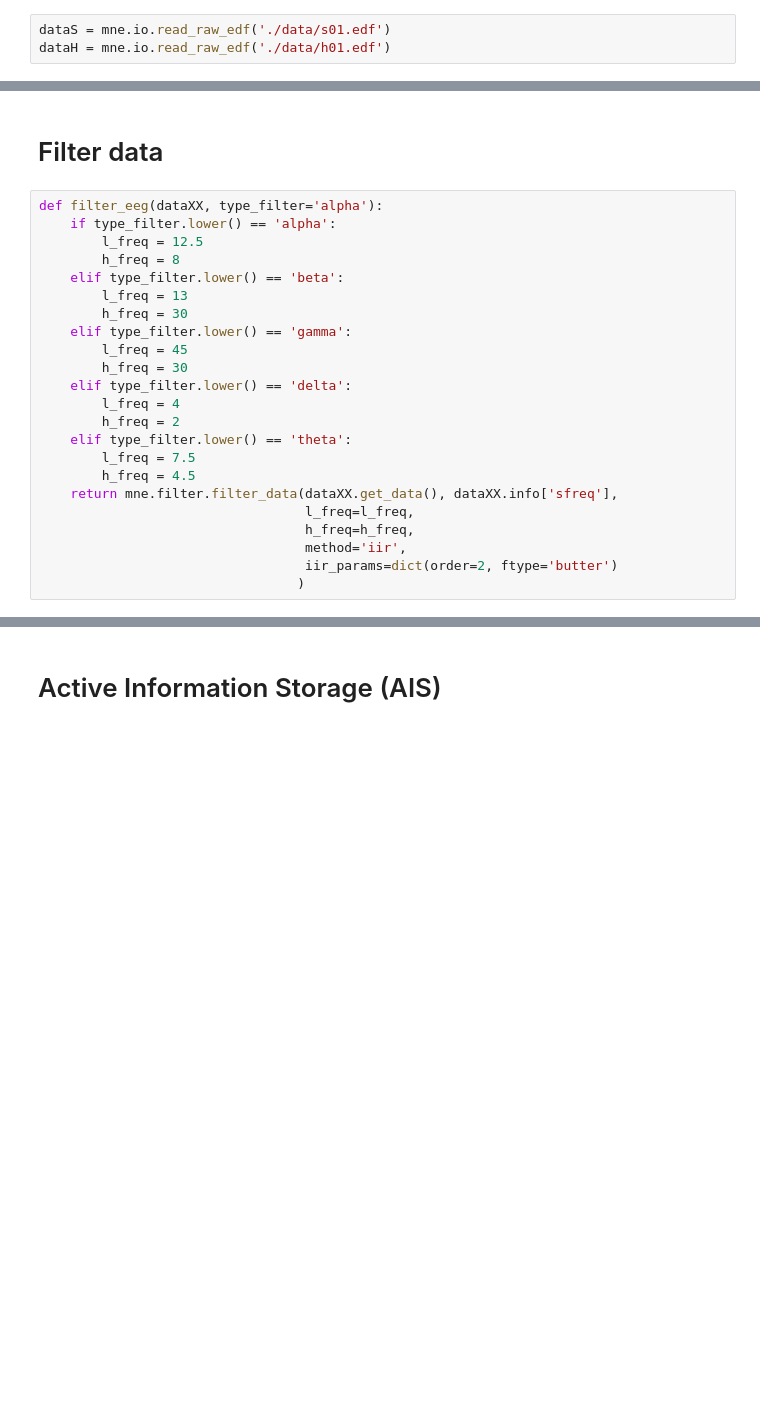
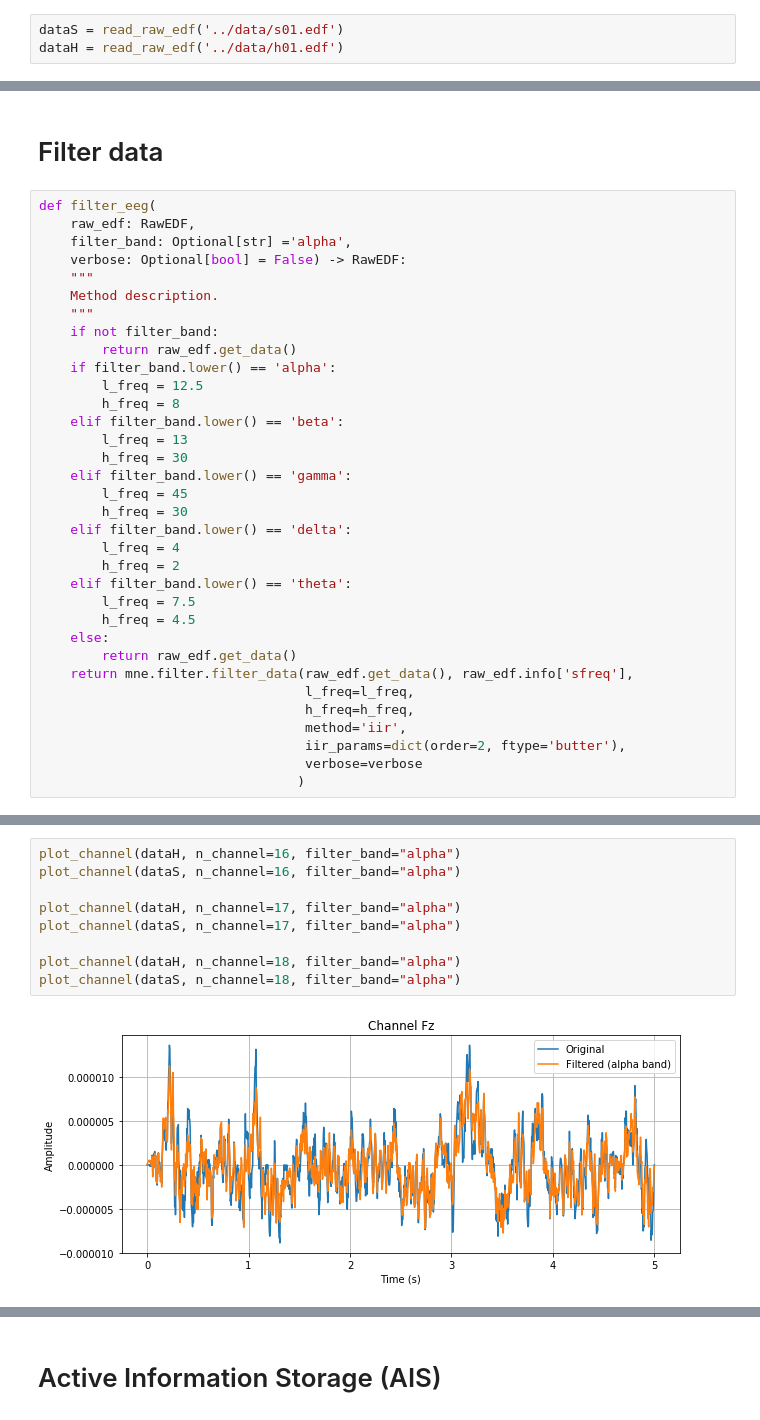
Before and after one commit to cjotade/dynamicinfo-eeg, a Jupyter notebook: src/Visualizacion_Datos.ipynb, the cells around one changed output, grey strips where cells are left out. Drawn from its saved outputs; the diff is of its cells as text; blank space fills up the shorter version.

```diff
--- a/src/Visualizacion_Datos.ipynb
+++ b/src/Visualizacion_Datos.ipynb
@@ -14,4 +19,4 @@ from idtxl.active_information_storage import ActiveInformationStorage
 # %%
-dataS = mne.io.read_raw_edf('./data/s01.edf')
-dataH = mne.io.read_raw_edf('./data/h01.edf')
+dataS = read_raw_edf('../data/s01.edf')
+dataH = read_raw_edf('../data/h01.edf')
 # %% [output]
@@ -116,26 +108,37 @@ Butterworth bandpass zero-phase (two-pass forward and reverse) non-causal filter
 # %% [markdown]
 # Filter data
 # %%
-def filter_eeg(dataXX, type_filter='alpha'):
-    if type_filter.lower() == 'alpha':
+def filter_eeg(
+    raw_edf: RawEDF,
+    filter_band: Optional[str] ='alpha',
+    verbose: Optional[bool] = False) -> RawEDF:
+    """
+    Method description.
+    """
+    if not filter_band:
+        return raw_edf.get_data()
+    if filter_band.lower() == 'alpha':
         l_freq = 12.5
         h_freq = 8
-    elif type_filter.lower() == 'beta':
+    elif filter_band.lower() == 'beta':
         l_freq = 13
         h_freq = 30
-    elif type_filter.lower() == 'gamma':
+    elif filter_band.lower() == 'gamma':
         l_freq = 45
         h_freq = 30
-    elif type_filter.lower() == 'delta':
+    elif filter_band.lower() == 'delta':
         l_freq = 4
         h_freq = 2
-    elif type_filter.lower() == 'theta':
+    elif filter_band.lower() == 'theta':
         l_freq = 7.5
         h_freq = 4.5
-    return mne.filter.filter_data(dataXX.get_data(), dataXX.info['sfreq'],
+    else:
+        return raw_edf.get_data()
+    return mne.filter.filter_data(raw_edf.get_data(), raw_edf.info['sfreq'],
                                   l_freq=l_freq,
                                   h_freq=h_freq,
                                   method='iir',
-                                  iir_params=dict(order=2, ftype='butter')
+                                  iir_params=dict(order=2, ftype='butter'),
+                                  verbose=verbose
                                  )
 # %%
@@ -167,0 +181,11 @@ Text(0.5, 1.0, 'Channel F8')
+# %%
+plot_channel(dataH, n_channel=16, filter_band="alpha")
+plot_channel(dataS, n_channel=16, filter_band="alpha")
+
+plot_channel(dataH, n_channel=17, filter_band="alpha")
+plot_channel(dataS, n_channel=17, filter_band="alpha")
+
+plot_channel(dataH, n_channel=18, filter_band="alpha")
+plot_channel(dataS, n_channel=18, filter_band="alpha")
+# %% [output]
+[figure, added]
```
Also changed, not shown: parts of 16 cells of this notebook.
